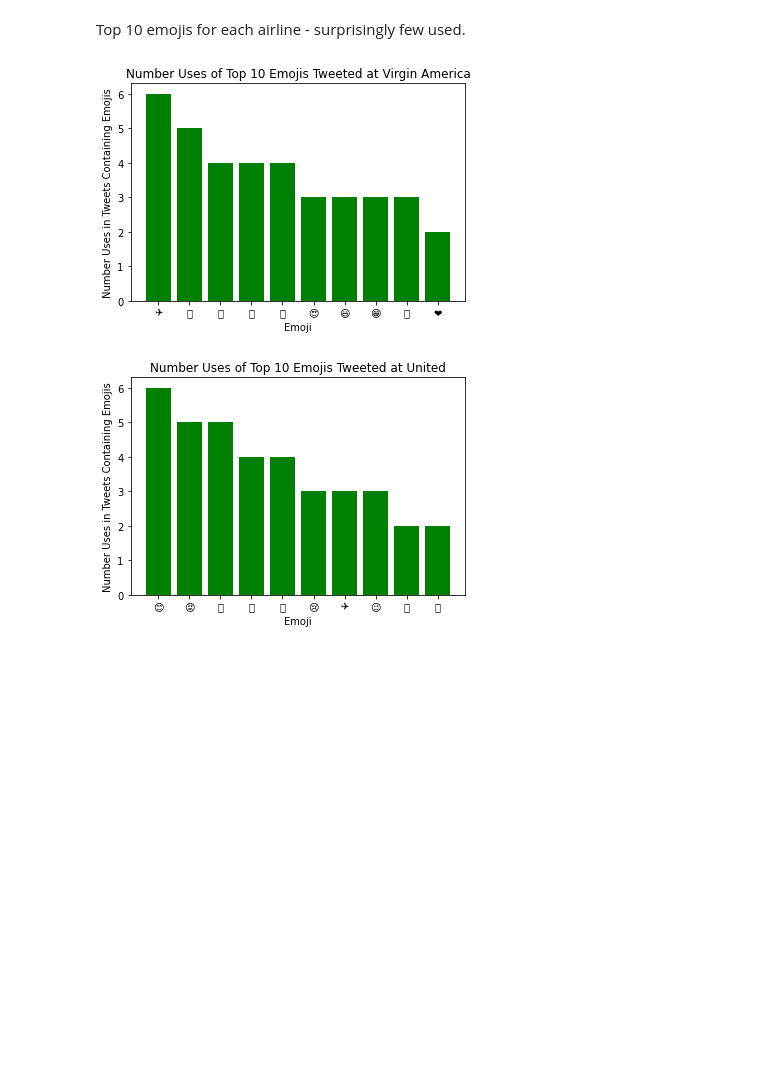
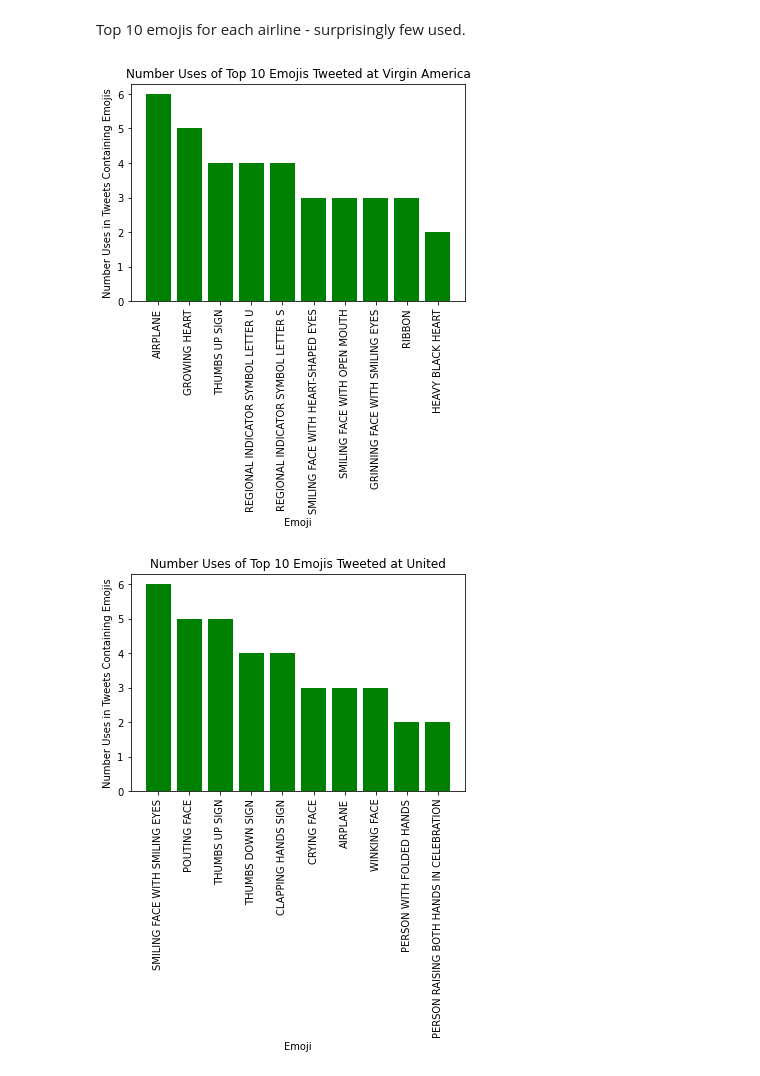
Before and after one commit to mulac/TDA-SentimentAnalysis, a Jupyter notebook: emoji_analysis.ipynb, the cells around one changed output. Cells and saved outputs as stored; diff of their text form; code cells hidden in the pictures; blank space fills up the shorter version.

Commit message:
Finished graphs. Matplotlib doesn't support emojis so used emoji name as label.

```diff
--- a/emoji_analysis.ipynb
+++ b/emoji_analysis.ipynb
@@ -140,21 +140,23 @@ plt.show()
 # %%
 for airline in airlines:
     # get a list of emojis and their frequency of use
     emojis = []
     for emoji in airlines[airline]['emojis']:
         emojis.append([emoji, airlines[airline]['emojis'][emoji]])
     # sort by the frequency of emoji use
     emojis = sorted(emojis, key=lambda l:l[1], reverse=True)
 
     # separate into two columns of the 10 most popular emojis
-    emoji_vals = [x[0] for x in emojis[:10]]
+    #use the unicode name instead of the actual emoji because matplotlib struggles displaying properly
+    emoji_vals = [get_emoji_sentiment_rank(x[0])['unicode_name'] for x in emojis[:10]]
     frequency_vals = [x[1] for x in emojis[:10]]
 
-    plt.bar(emoji_vals, frequency_vals, color='green')
+    plt.bar(range(len(emoji_vals)), frequency_vals, color='green')
+    plt.xticks(range(len(emoji_vals)), emoji_vals, rotation=90)
     plt.xlabel('Emoji')
     plt.ylabel('Number Uses in Tweets Containing Emojis')
     plt.title('Number Uses of Top 10 Emojis Tweeted at '+airline)
     plt.show()
 # %% [output]
-[figure, old version]
+[figure, new version]
-[figure, old version]
+[figure, new version]
```
Also changed, not shown: parts of 1 cell of this notebook.
